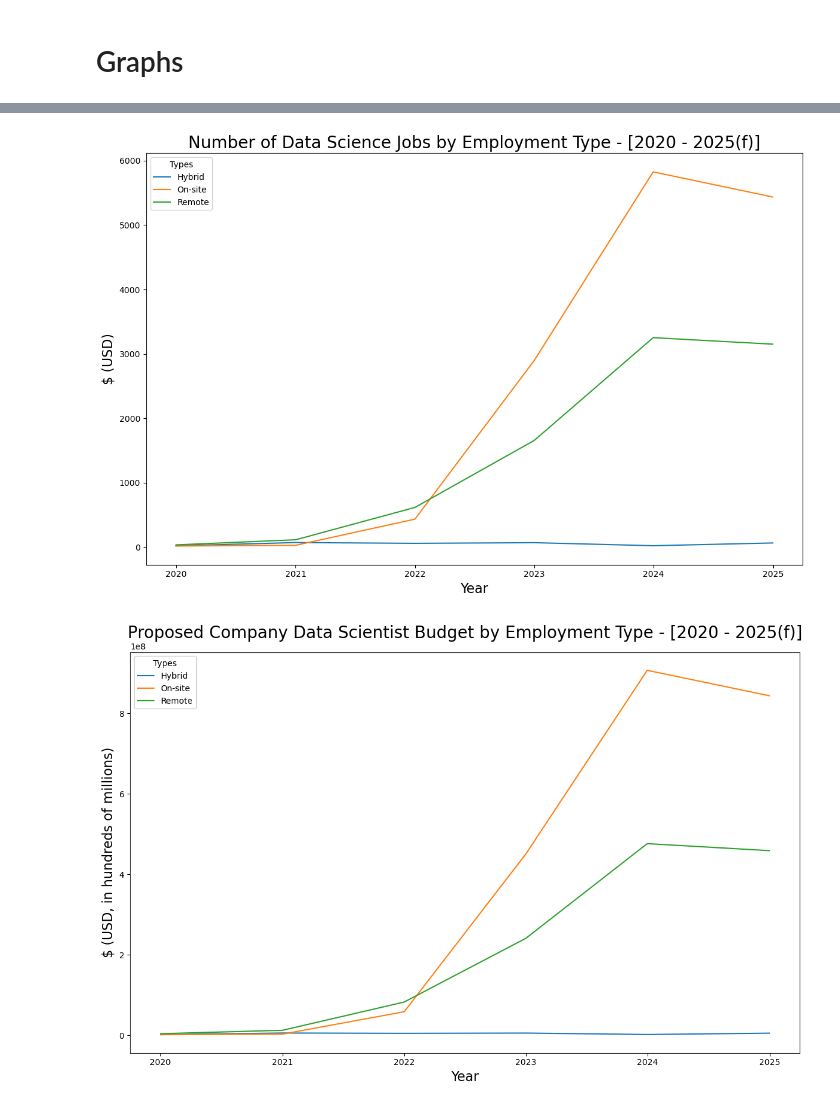
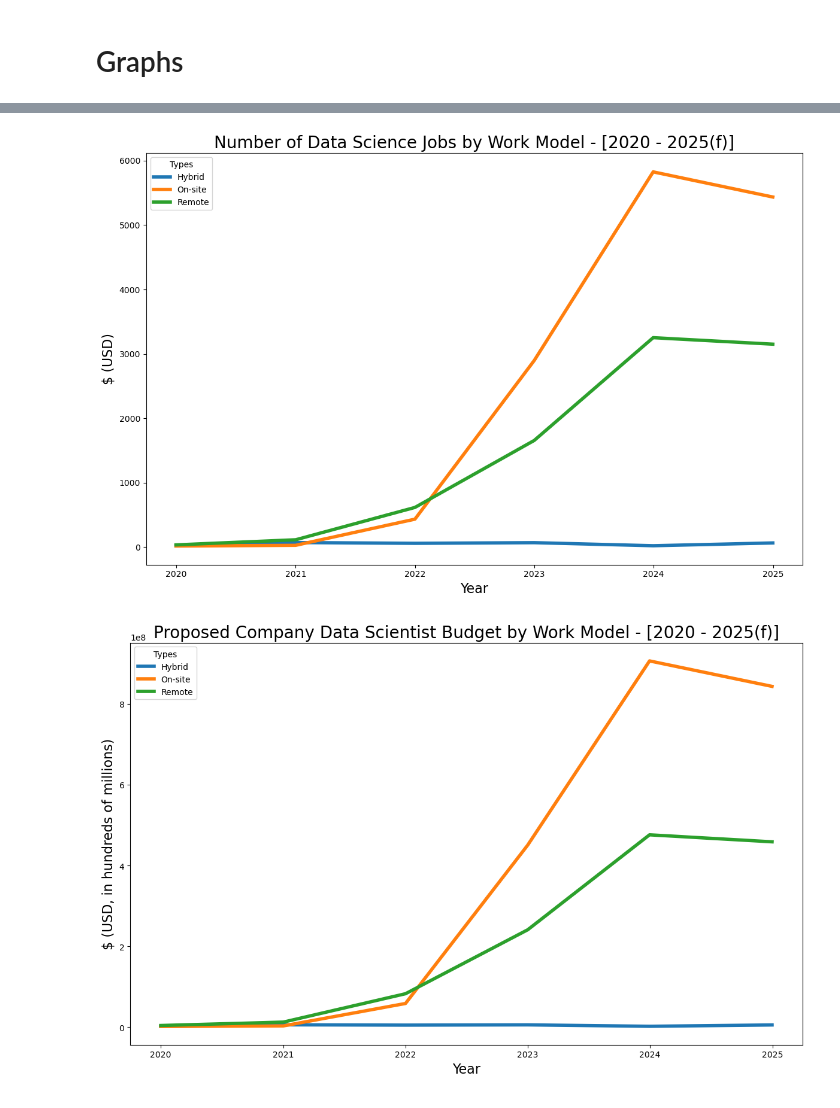
Before and after one commit to sellerstx1982/data_science_salaries, a Jupyter notebook: data_science_salaries_bauer.ipynb, the cells around one changed output, grey strips where cells are left out. Drawn from its saved outputs; the diff is of its cells as text; code cells hidden in the pictures.

Commit message:
corrected titles, and increased line width to four // Salary sub-plot doesn't work

```diff
--- a/data_science_salaries_bauer.ipynb
+++ b/data_science_salaries_bauer.ipynb
@@ -425,8 +451,8 @@ plt.show()
 ### display_budget_df
 
 plt.figure(figsize=(12, 8))
-plt.plot(display_number_df)
-plt.title('Number of Data Science Jobs by Employment Type - [2020 - 2025(f)]', fontsize=20)
+plt.plot(display_number_df, linewidth=4)
+plt.title('Number of Data Science Jobs by Work Model - [2020 - 2025(f)]', fontsize=20)
 plt.xlabel('Year', fontsize=16)
 plt.ylabel('$ (USD)', fontsize=16)
 # plt.xticks(rotation=45)
@@ -435,27 +461,27 @@ plt.legend(title='Types', loc="upper left", labels=legend_names)
 plt.tight_layout()
 plt.show()
 # %% [output]
-[figure, old version]
+[figure, new version]
 # %%
 ### ----------------  Budget plot ------------------
 # import matplotlib.pyplot as plt
 
 ### display_money_df
 ### display_number_df
 ### display_budget_df
 
 plt.figure(figsize=(12, 8))
-plt.plot(display_budget_df)
-plt.title('Proposed Company Data Scientist Budget by Employment Type - [2020 - 2025(f)]', fontsize=20)
+plt.plot(display_budget_df, linewidth=4)
+plt.title('Proposed Company Data Scientist Budget by Work Model - [2020 - 2025(f)]', fontsize=20)
 plt.xlabel('Year', fontsize=16)
 plt.ylabel('$ (USD, in hundreds of millions)', fontsize=16)
 # plt.xticks(rotation=45)
 legend_names = display_money_df.columns
 plt.legend(title='Types', loc="upper left", labels=legend_names)
 plt.tight_layout()
 plt.show()
 # %% [output]
-[figure, old version]
+[figure, new version]
 # %%
 # df.groupby("type")['number'].sum().sort_values(ascending=False).plot(kind="pie")
 # plt.pie(df["number"] lables=df['type'])
```
Also changed, not shown: parts of 4 cells of this notebook.
